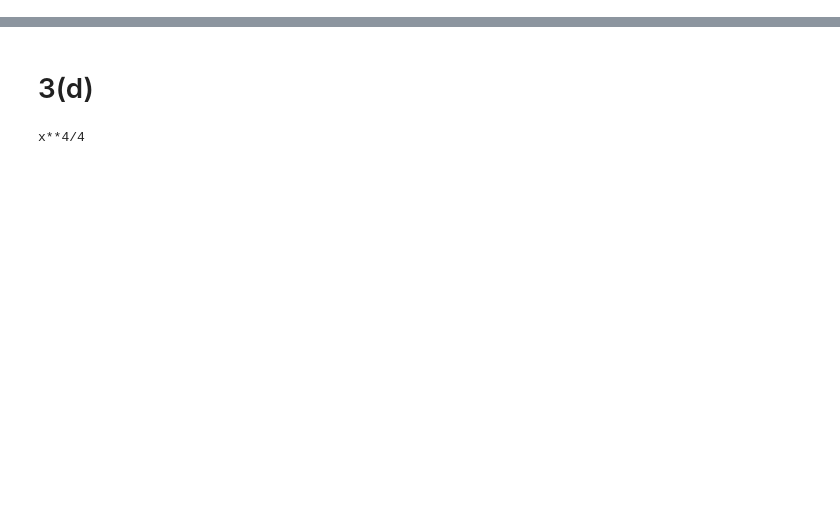
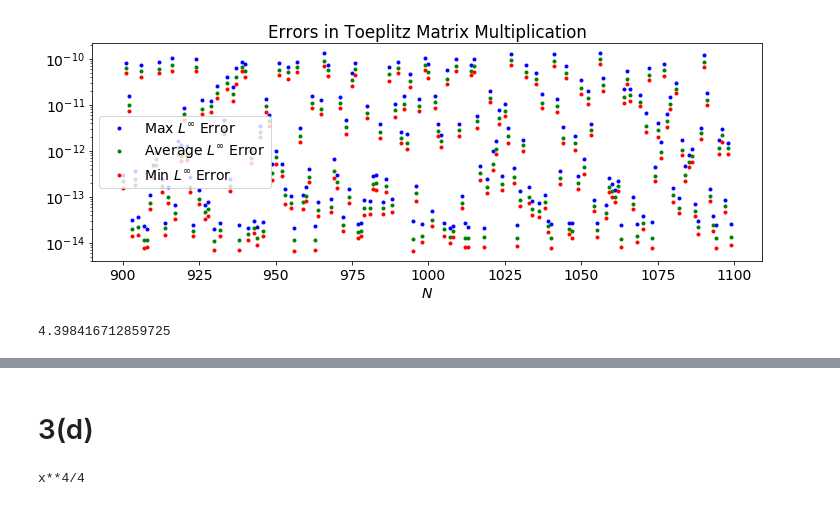
Before and after one commit to shawsa/m567, a Jupyter notebook: hw02.ipynb, the cells around one changed output, grey strips where cells are left out. Drawn from its saved outputs; the diff is of its cells as text; code cells hidden in the pictures; blank space fills up the shorter version.

```diff
--- a/hw02.ipynb
+++ b/hw02.ipynb
@@ -14,0 +19,2 @@ import sympy as smp
+# %%
+matplotlib.rcParams.update({'font.size': 14})
@@ -14,0 +23,9 @@ import sympy as smp
+# %%
+def toep_mult(A, x):
+    N = len(x)
+    a = np.block([A[:,0], A[0,:0:-1]] )
+    a_hat = fft.fft(a)
+    x_hat = fft.fft(np.block([x, np.zeros(N-1)]))
+    b_hat = a_hat * x_hat # * len(a_hat) - Scipy's FFT isn't scaled
+    b = fft.ifft(b_hat)
+    return b[:N]
@@ -14,0 +67,34 @@ import sympy as smp
+# %%
+Ns = [900 + 1*i for i in range(200)]
+times = 100
+
+errs = []
+
+for N in Ns:
+    my_errs = []
+    A = toeplitz([1/i for i in range(1,N+1)], [-1/i for i in range(1,N+1)]).T
+    for i in range(times):
+        x = np.random.randn(N)
+        err = np.max(np.abs(A@x - toep_mult(A,x)))
+        my_errs.append(err)
+    errs.append(my_errs)
+
+my_maxs = np.max(errs, axis=1)
+my_mins = np.min(errs, axis=1)
+my_ave  = np.mean(errs, axis=1)
+# %%
+#latex_table([Ns, my_mins, my_ave, my_maxs], ['$N$', 'Min $L^\infty$ Error', 'Average $L^\infty$ Error', 'Max $L^\infty$ Error'])
+plt.figure(figsize=(12,4))
+plt.semilogy(Ns, my_maxs,'b.')
+plt.semilogy(Ns, my_ave,'g.')
+plt.semilogy(Ns, my_mins,'r.')
+plt.legend(['Max $L^\infty$ Error', 'Average $L^\infty$ Error', 'Min $L^\infty$ Error'])
+plt.title('Errors in Toeplitz Matrix Multiplication')
+plt.xlabel('$N$')
+plt.show()
+# %% [output]
+[figure, added]
+# %%
+np.max(my_maxs/my_mins)
+# %% [output]
+4.398416712859725
```
Also changed, not shown: parts of 24 cells of this notebook, 8 other files.
